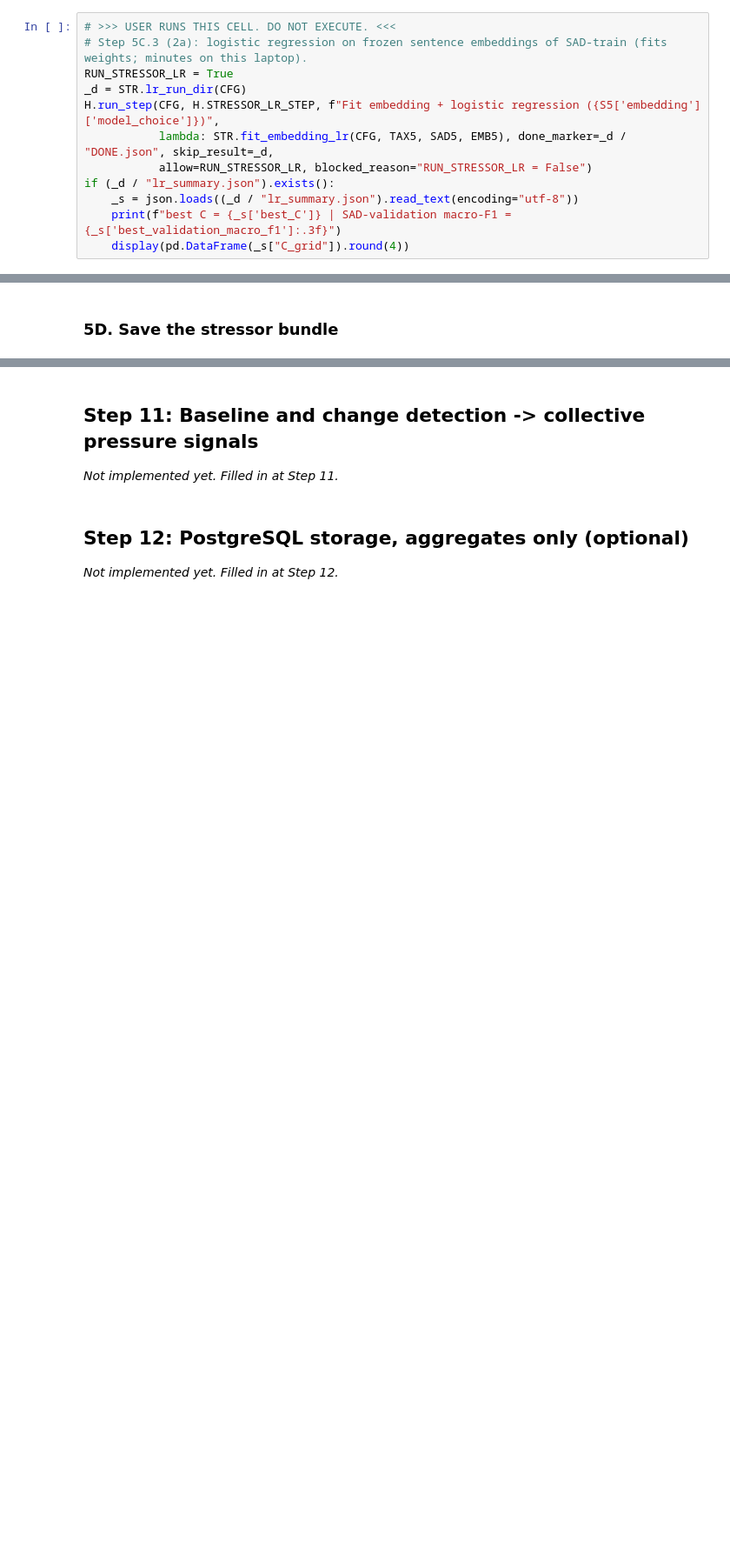
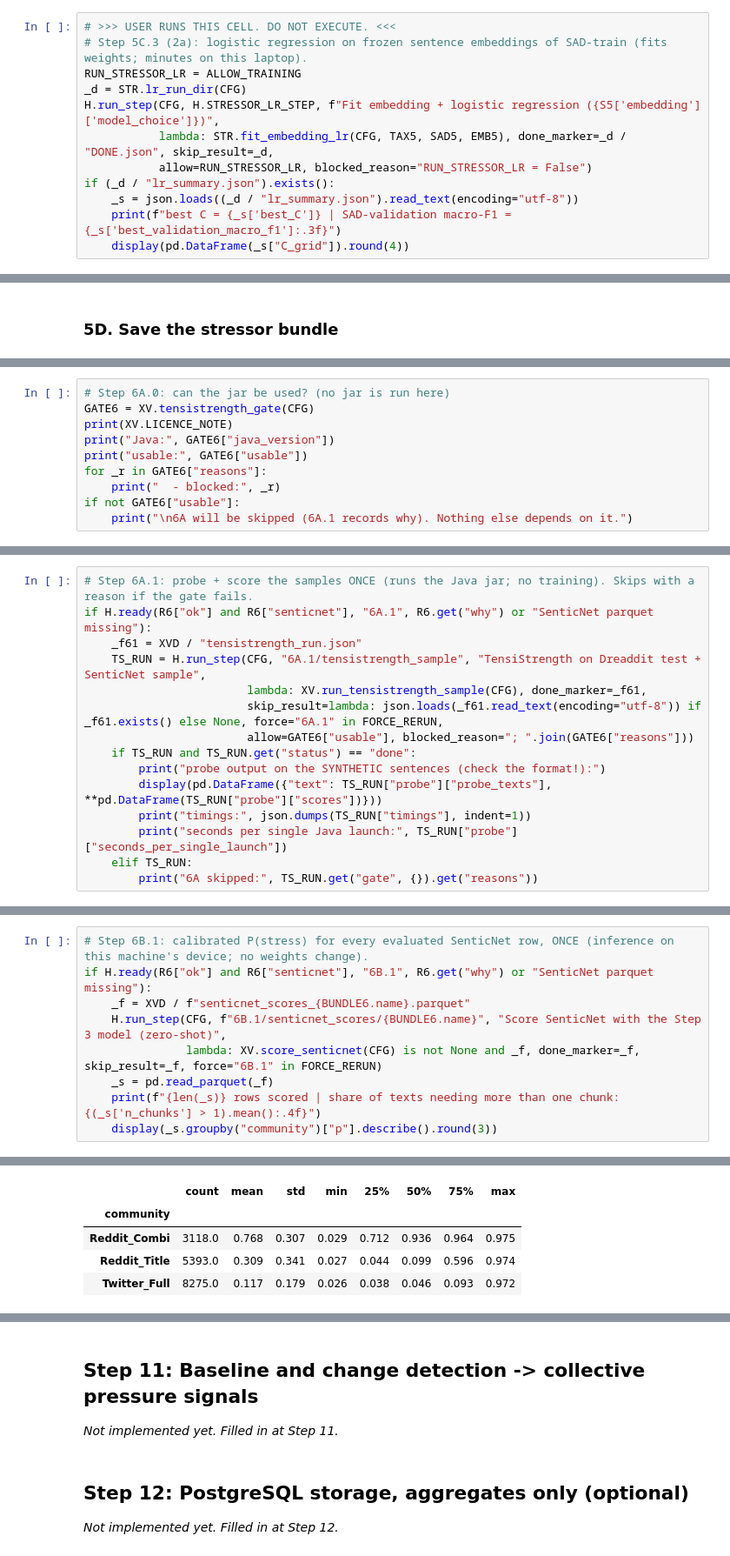
Before and after one commit to daniellowho/Psychological-Stress-Analysis, a Jupyter notebook: code/notebook.ipynb, the cells around one changed output, grey strips where cells are left out. Shown at 87% size. Saved outputs shown, nothing was run; the diff lists cells and outputs as text; blank space fills up the shorter version.

```diff
--- a/code/notebook.ipynb
+++ b/code/notebook.ipynb
@@ -1160,7 +1936,7 @@ display(pd.Series(KW_SAD5["test_category_f1"], name="F1").round(3).to_frame())
 # %%
 # >>> USER RUNS THIS CELL. DO NOT EXECUTE. <<<
 # Step 5C.3 (2a): logistic regression on frozen sentence embeddings of SAD-train (fits weights; minutes on this laptop).
-RUN_STRESSOR_LR = True
+RUN_STRESSOR_LR = ALLOW_TRAINING
 _d = STR.lr_run_dir(CFG)
 H.run_step(CFG, H.STRESSOR_LR_STEP, f"Fit embedding + logistic regression ({S5['embedding']['model_choice']})",
            lambda: STR.fit_embedding_lr(CFG, TAX5, SAD5, EMB5), done_marker=_d / "DONE.json", skip_result=_d,
@@ -1335,0 +2331,10 @@ _Not implemented yet. Filled in at Step 10._
+# %%
+# Step 6A.0: can the jar be used? (no jar is run here)
+GATE6 = XV.tensistrength_gate(CFG)
+print(XV.LICENCE_NOTE)
+print("Java:", GATE6["java_version"])
+print("usable:", GATE6["usable"])
+for _r in GATE6["reasons"]:
+    print("  - blocked:", _r)
+if not GATE6["usable"]:
+    print("\n6A will be skipped (6A.1 records why). Nothing else depends on it.")
@@ -1335,0 +2345,15 @@ _Not implemented yet. Filled in at Step 10._
+# %%
+# Step 6A.1: probe + score the samples ONCE (runs the Java jar; no training). Skips with a reason if the gate fails.
+if H.ready(R6["ok"] and R6["senticnet"], "6A.1", R6.get("why") or "SenticNet parquet missing"):
+    _f61 = XVD / "tensistrength_run.json"
+    TS_RUN = H.run_step(CFG, "6A.1/tensistrength_sample", "TensiStrength on Dreaddit test + SenticNet sample",
+                        lambda: XV.run_tensistrength_sample(CFG), done_marker=_f61,
+                        skip_result=lambda: json.loads(_f61.read_text(encoding="utf-8")) if _f61.exists() else None, force="6A.1" in FORCE_RERUN,
+                        allow=GATE6["usable"], blocked_reason="; ".join(GATE6["reasons"]))
+    if TS_RUN and TS_RUN.get("status") == "done":
+        print("probe output on the SYNTHETIC sentences (check the format!):")
+        display(pd.DataFrame({"text": TS_RUN["probe"]["probe_texts"], **pd.DataFrame(TS_RUN["probe"]["scores"])}))
+        print("timings:", json.dumps(TS_RUN["timings"], indent=1))
+        print("seconds per single Java launch:", TS_RUN["probe"]["seconds_per_single_launch"])
+    elif TS_RUN:
+        print("6A skipped:", TS_RUN.get("gate", {}).get("reasons"))
@@ -1335,0 +2391,10 @@ _Not implemented yet. Filled in at Step 10._
+# %%
+# Step 6B.1: calibrated P(stress) for every evaluated SenticNet row, ONCE (inference on this machine's device; no weights change).
+if H.ready(R6["ok"] and R6["senticnet"], "6B.1", R6.get("why") or "SenticNet parquet missing"):
+    _f = XVD / f"senticnet_scores_{BUNDLE6.name}.parquet"
+    H.run_step(CFG, f"6B.1/senticnet_scores/{BUNDLE6.name}", "Score SenticNet with the Step 3 model (zero-shot)",
+               lambda: XV.score_senticnet(CFG) is not None and _f, done_marker=_f, skip_result=_f, force="6B.1" in FORCE_RERUN)
+    _s = pd.read_parquet(_f)
+    print(f"{len(_s)} rows scored | share of texts needing more than one chunk: {(_s['n_chunks'] > 1).mean():.4f}")
+    display(_s.groupby("community")["p"].describe().round(3))
+# %% [output]
@@ -1335,0 +2403,5 @@ _Not implemented yet. Filled in at Step 10._
+|  | count | mean | std | min | 25% | 50% | 75% | max |
+| community |  |  |  |  |  |  |  |  |
+| Reddit_Combi | 3118.0 | 0.768 | 0.307 | 0.029 | 0.712 | 0.936 | 0.964 | 0.975 |
+| Reddit_Title | 5393.0 | 0.309 | 0.341 | 0.027 | 0.044 | 0.099 | 0.596 | 0.974 |
+| Twitter_Full | 8275.0 | 0.117 | 0.179 | 0.026 | 0.038 | 0.046 | 0.093 | 0.972 |
```
Also changed, not shown: parts of 116 cells of this notebook, 13 other files.
